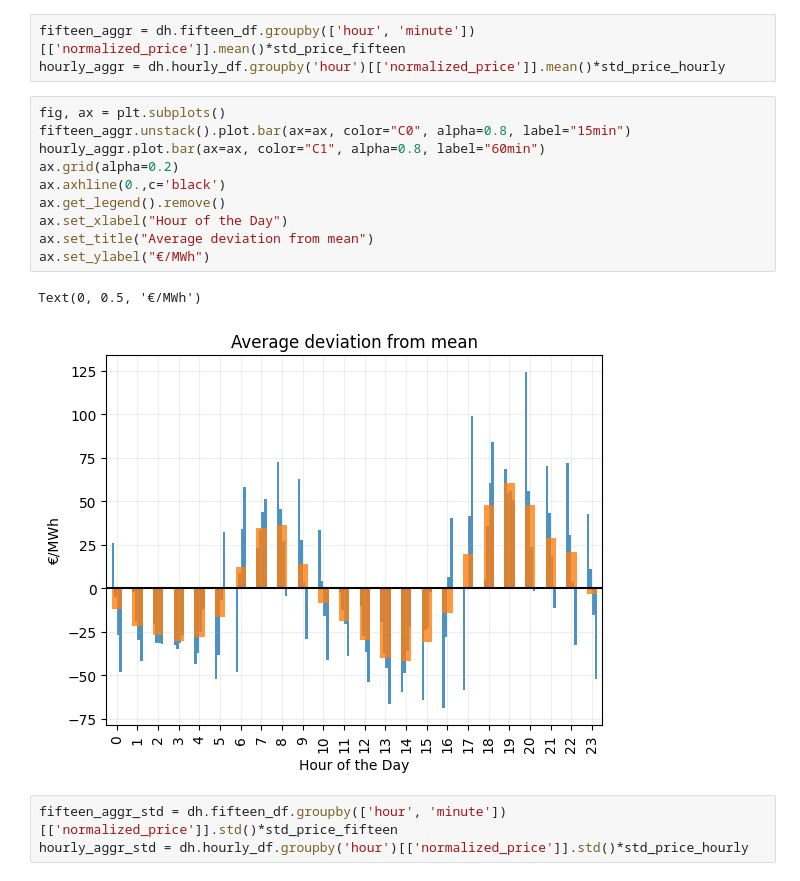
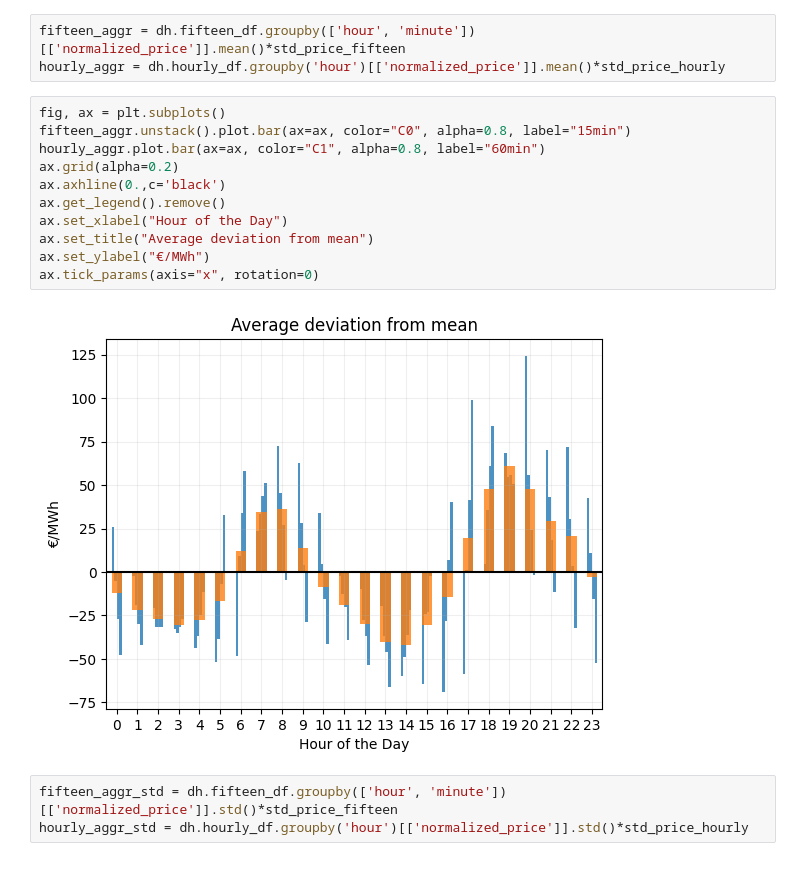
Before and after one commit to aturcati/battery-optimization, a Jupyter notebook: notebooks/0.0_price_timeseries_analysis.ipynb, the cells around one changed output. Drawn from its saved outputs; the diff is of its cells as text.

```diff
--- a/notebooks/0.0_price_timeseries_analysis.ipynb
+++ b/notebooks/0.0_price_timeseries_analysis.ipynb
@@ -338,16 +339,16 @@ hourly_aggr = dh.hourly_df.groupby('hour')[['normalized_price']].mean()*std_pric
 # %%
 fig, ax = plt.subplots()
 fifteen_aggr.unstack().plot.bar(ax=ax, color="C0", alpha=0.8, label="15min")
 hourly_aggr.plot.bar(ax=ax, color="C1", alpha=0.8, label="60min")
 ax.grid(alpha=0.2)
 ax.axhline(0.,c='black')
 ax.get_legend().remove()
 ax.set_xlabel("Hour of the Day")
 ax.set_title("Average deviation from mean")
 ax.set_ylabel("€/MWh")
+ax.tick_params(axis="x", rotation=0)
 # %% [output]
-Text(0, 0.5, '€/MWh')
-[figure, old version]
+[figure, new version]
 # %%
 fifteen_aggr_std = dh.fifteen_df.groupby(['hour', 'minute'])[['normalized_price']].std()*std_price_fifteen
 hourly_aggr_std = dh.hourly_df.groupby('hour')[['normalized_price']].std()*std_price_hourly
```
Also changed, not shown: parts of 8 cells of this notebook, 1 other file.
